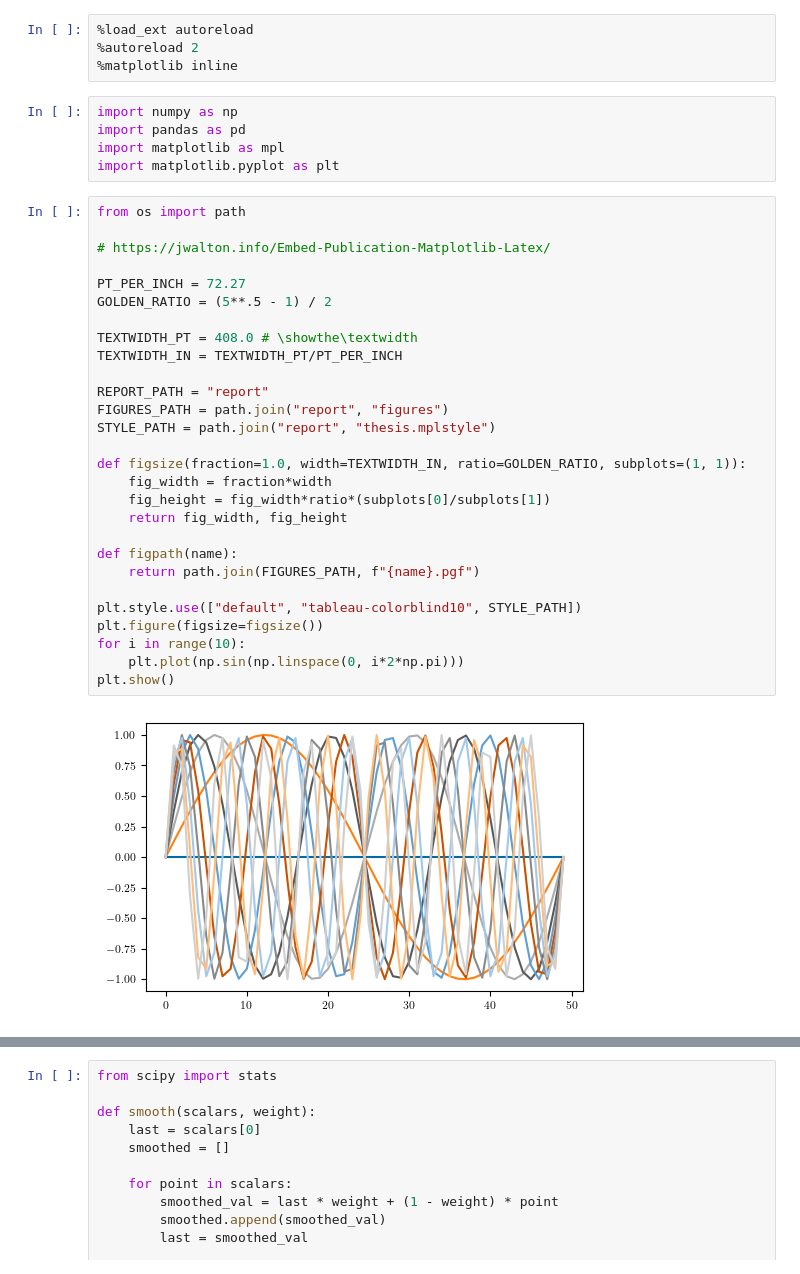
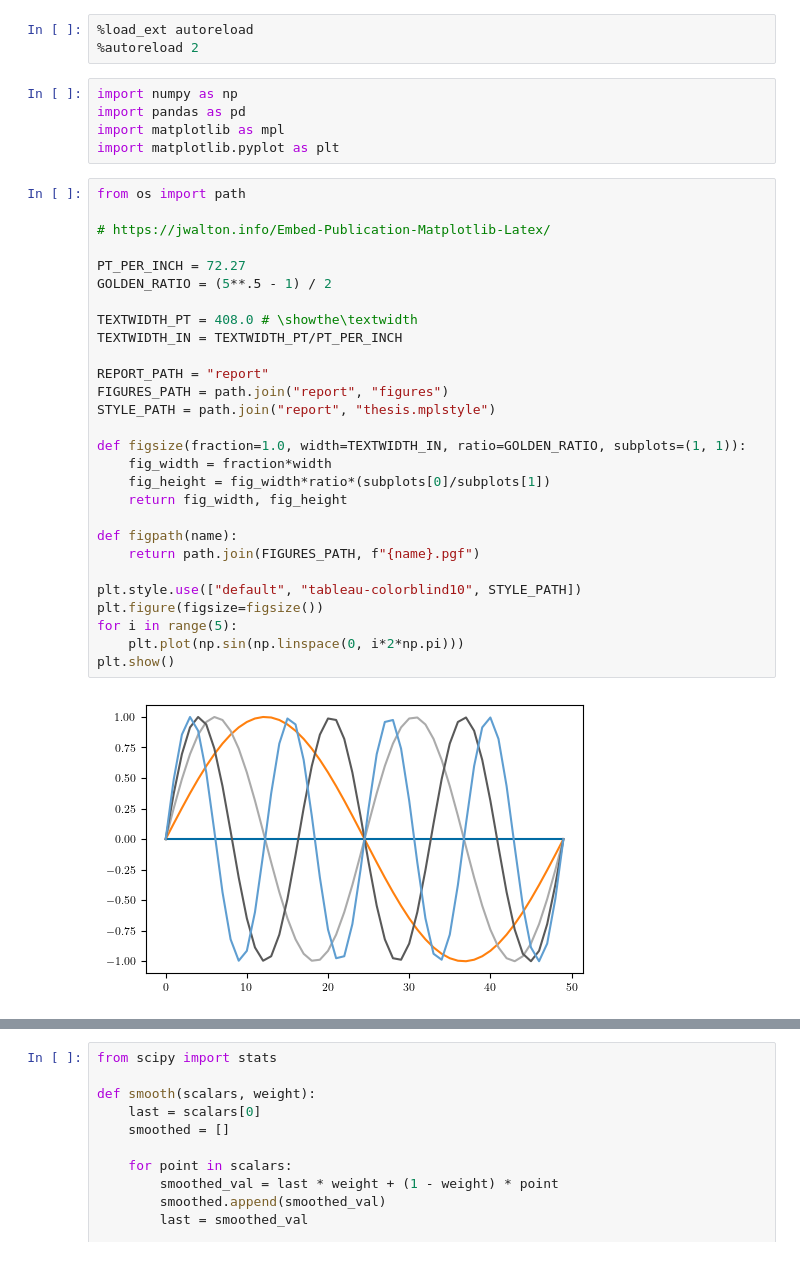
Before and after one commit to fumlig/visualsearch, a Jupyter notebook: plot.ipynb, the cells around one changed output, grey strips where cells are left out. Saved outputs shown, nothing was run; the diff lists cells and outputs as text.

```diff
--- a/plot.ipynb
+++ b/plot.ipynb
@@ -1,7 +1,6 @@
 # %%
 %load_ext autoreload
 %autoreload 2
-%matplotlib inline
 # %%
 import numpy as np
 import pandas as pd
@@ -10,33 +9,33 @@ import matplotlib.pyplot as plt
 # %%
 from os import path
 
 # https://jwalton.info/Embed-Publication-Matplotlib-Latex/
 
 PT_PER_INCH = 72.27
 GOLDEN_RATIO = (5**.5 - 1) / 2
 
 TEXTWIDTH_PT = 408.0 # \showthe\textwidth
 TEXTWIDTH_IN = TEXTWIDTH_PT/PT_PER_INCH
 
 REPORT_PATH = "report"
 FIGURES_PATH = path.join("report", "figures")
 STYLE_PATH = path.join("report", "thesis.mplstyle")
 
 def figsize(fraction=1.0, width=TEXTWIDTH_IN, ratio=GOLDEN_RATIO, subplots=(1, 1)):
     fig_width = fraction*width
     fig_height = fig_width*ratio*(subplots[0]/subplots[1])
     return fig_width, fig_height
 
 def figpath(name):
     return path.join(FIGURES_PATH, f"{name}.pgf")
 
 plt.style.use(["default", "tableau-colorblind10", STYLE_PATH])
 plt.figure(figsize=figsize())
-for i in range(10):
+for i in range(5):
     plt.plot(np.sin(np.linspace(0, i*2*np.pi)))
 plt.show()
 # %% [output]
-[figure, old version]
+[figure, new version]
 # %%
 import gym
 import gym_search
```
Also changed, not shown: parts of 2 cells of this notebook, 13 other files.
